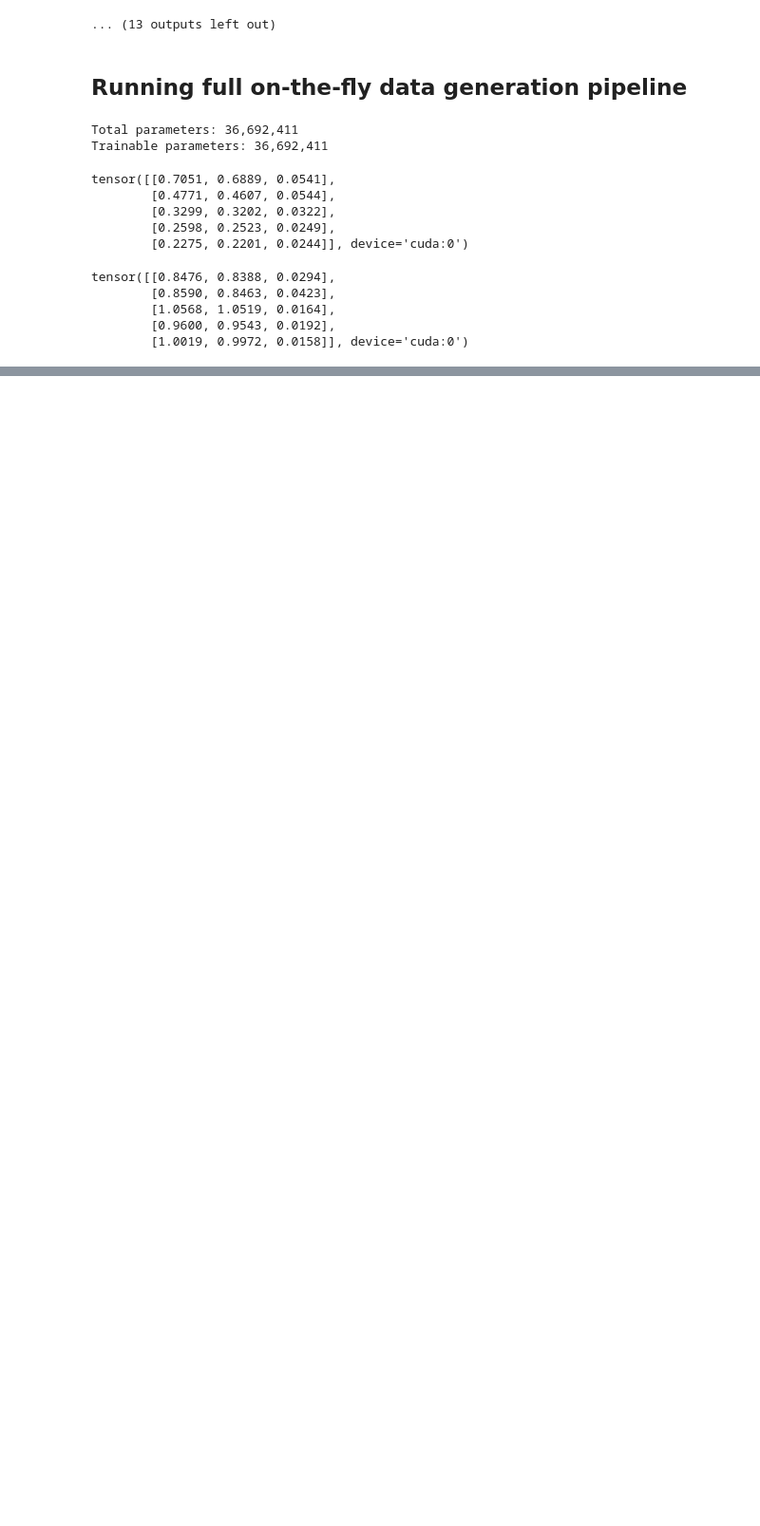
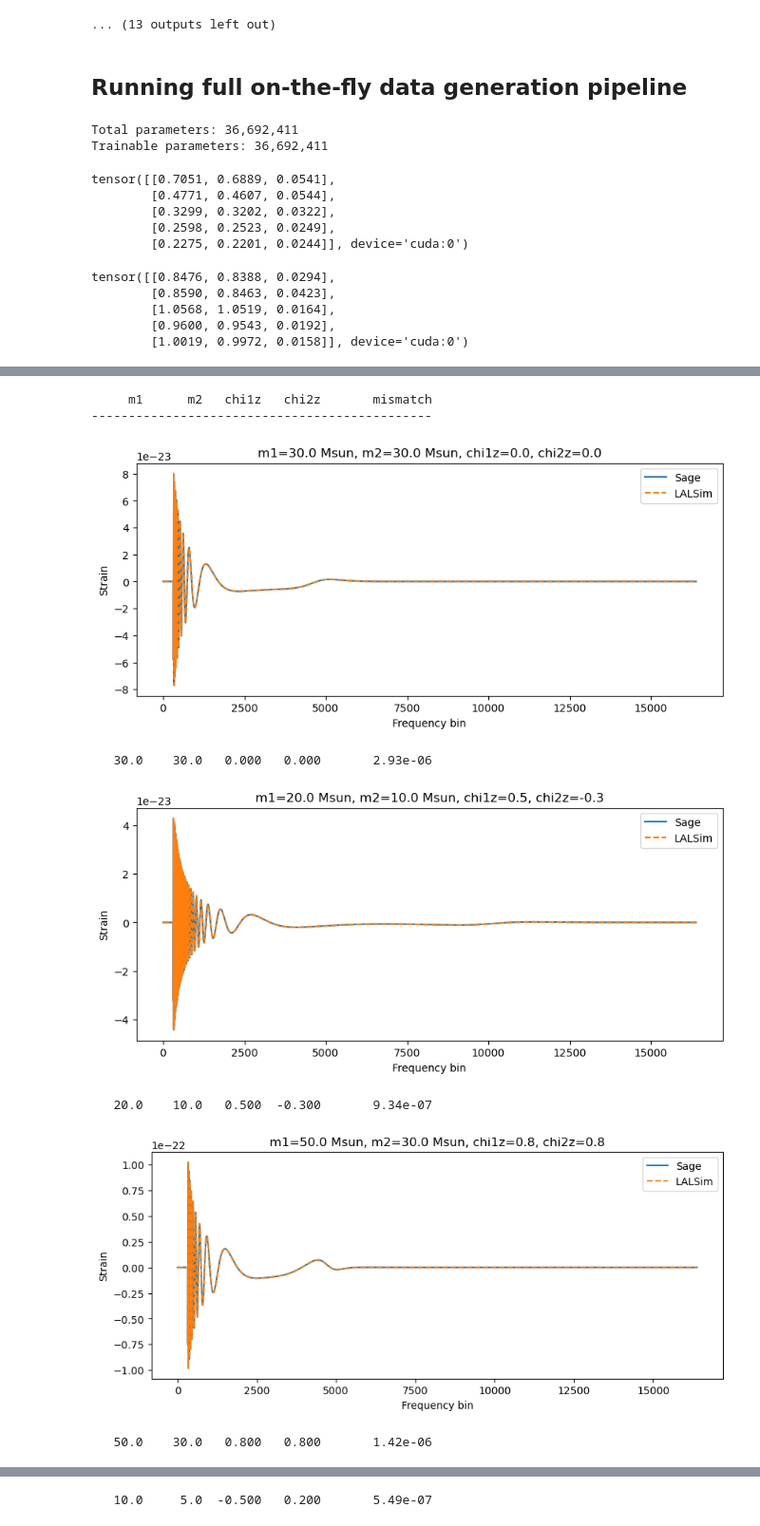
Before and after one commit to nnarenraju/sage, a Jupyter notebook: repro/start_here.ipynb, the cells around one changed output, grey strips where cells are left out. Shown at 95% size. Cells and saved outputs as stored; diff of their text form; code cells hidden in the pictures; blank space fills up the shorter version.

```diff
--- a/repro/start_here.ipynb
+++ b/repro/start_here.ipynb
@@ -1231,0 +1340,32 @@ tensor([[0.8476, 0.8388, 0.0294],
+# %%
+# ── mismatch table ────────────────────────────────────────────────────────────
+test_cases = [
+    (30.0, 30.0,  0.0,  0.0),
+    (20.0, 10.0,  0.5, -0.3),
+    (50.0, 30.0,  0.8,  0.8),
+    (10.0,  5.0, -0.5,  0.2),
+    (100.0, 80.0, 0.0,  0.0),
+    (15.0, 15.0,  0.9,  0.9),
+    (40.0,  8.0,  0.7, -0.7),
+    (25.0, 20.0, -0.9,  0.5),
+]
+
+header = f"{'m1':>7} {'m2':>7} {'chi1z':>7} {'chi2z':>7}   {'mismatch':>12}"
+print(header)
+print('-' * len(header))
+worst = 0.0
+for m1, m2, c1, c2 in test_cases:
+    mm = compute_mismatch(m1, m2, c1, c2)
+    worst = max(worst, mm)
+    print(f"{m1:7.1f} {m2:7.1f} {c1:7.3f} {c2:7.3f}   {mm:12.2e}")
+
+print(f"\nWorst mismatch: {worst:.2e}  (threshold: < 1.5e-5) {'✓' if worst < 1.5e-5 else '✗'}")
+# %% [output]
+     m1      m2   chi1z   chi2z       mismatch
+----------------------------------------------
+[figure, added]
+   30.0    30.0   0.000   0.000       2.93e-06
+[figure, added]
+   20.0    10.0   0.500  -0.300       9.34e-07
+[figure, added]
+   50.0    30.0   0.800   0.800       1.42e-06
@@ -1231,0 +1373 @@ tensor([[0.8476, 0.8388, 0.0294],
+   10.0     5.0  -0.500   0.200       5.49e-07
```
Also changed, not shown: parts of 6 cells of this notebook.
